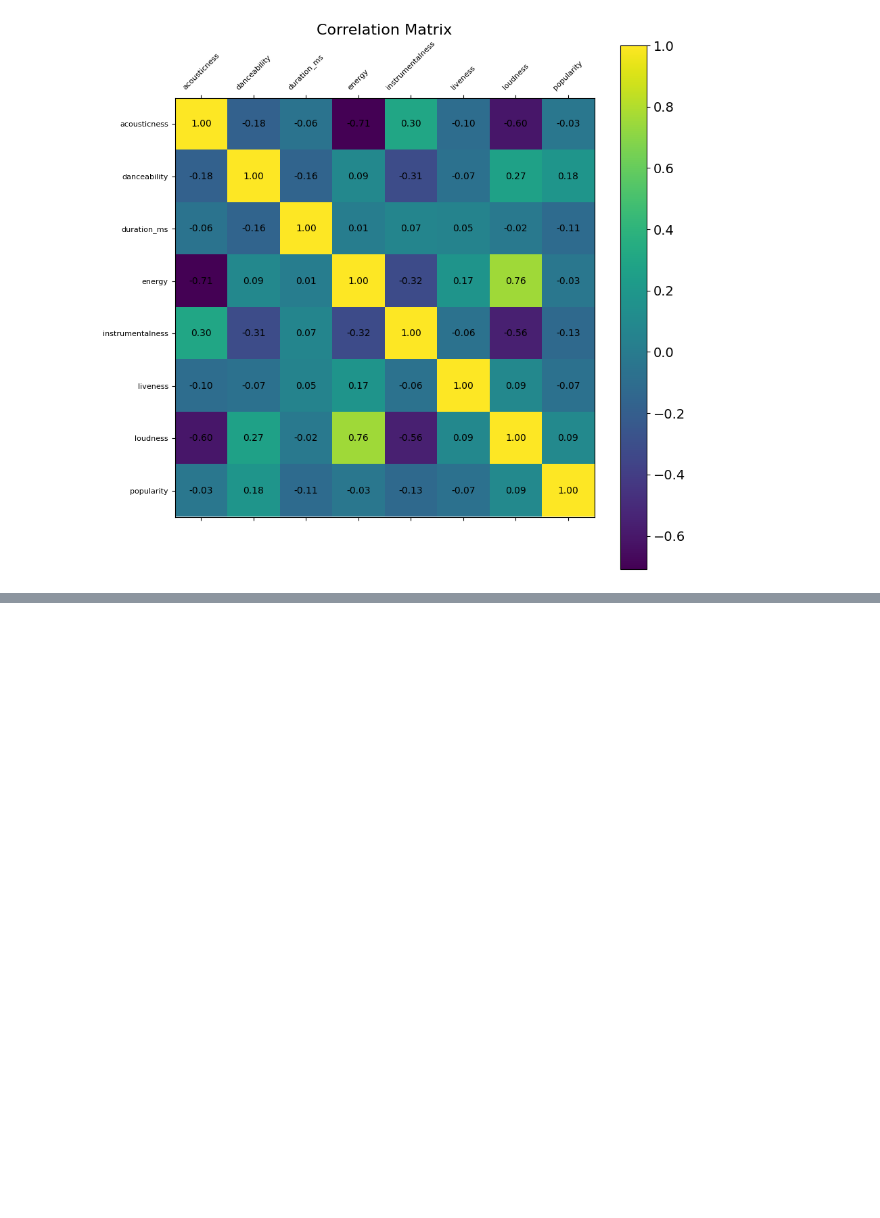
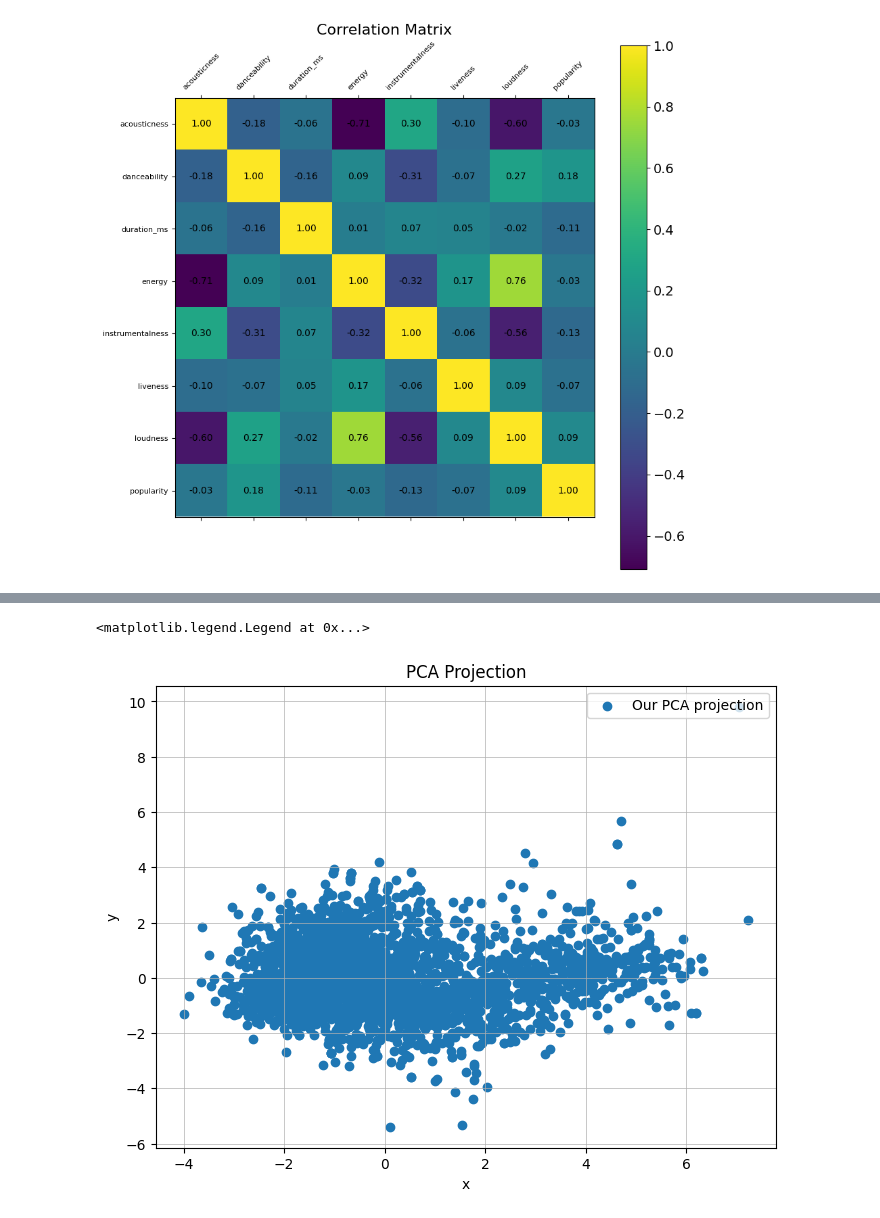
Before and after one commit to Shnrqpdr/spotify-recomendator, a Jupyter notebook: spotify-nb.ipynb, the cells around one changed output, grey strips where cells are left out. Drawn from its saved outputs; the diff is of its cells as text; code cells hidden in the pictures; blank space fills up the shorter version.

```diff
--- a/spotify-nb.ipynb
+++ b/spotify-nb.ipynb
@@ -133,0 +138,4 @@ plt.title('Correlation Matrix', fontsize=16);
+# %%
+dados_por_generos['genres'].value_counts().sum()
+dados_generos1 = dados_por_generos.drop('genres', axis=1)
+dados_generos1
@@ -133,0 +173,5 @@ plt.title('Correlation Matrix', fontsize=16);
+# %%
+SEED = 1224
+np.random.seed(1224)
+
+pca_pipeline = Pipeline([('scaler', StandardScaler()), ('PCA', PCA(n_components=2, random_state=SEED))])
@@ -133,0 +185,3 @@ plt.title('Correlation Matrix', fontsize=16);
+# %%
+genre_embedding_pca = pca_pipeline.fit_transform(dados_generos1)
+projection = pd.DataFrame(columns=['x', 'y'], data=genre_embedding_pca)
@@ -133,0 +204,13 @@ plt.title('Correlation Matrix', fontsize=16);
+# %%
+fig, axes = plt.subplots(1, 1, figsize=(8,6))
+
+axes.scatter(projection['x'], projection['y'], marker='o', label="Our PCA projection")
+axes.set_ylabel("y")
+axes.set_xlabel("x")
+axes.set_title(f'PCA Projection')
+axes.grid(axis='y', linestyle='-', linewidth=0.5)
+axes.grid(axis='x', linestyle='-', linewidth=0.5)
+axes.legend(loc='upper right')
+# %% [output]
+<matplotlib.legend.Legend at 0x...>
+[figure, added]
```
Also changed, not shown: parts of 22 cells of this notebook.
